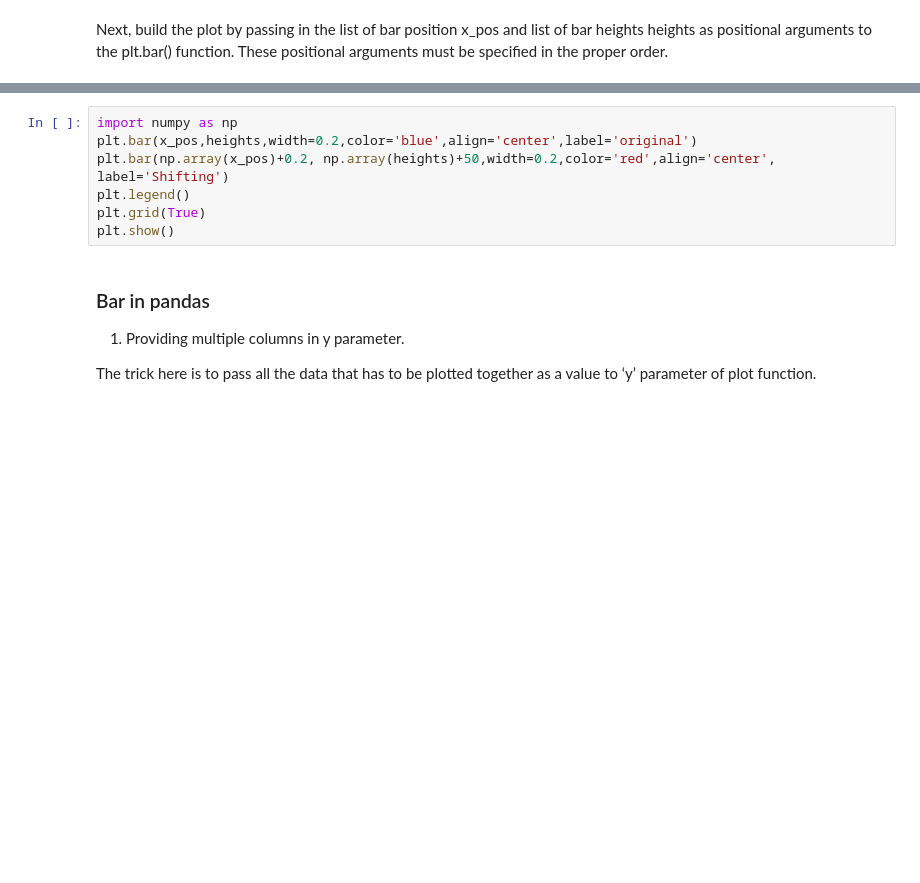
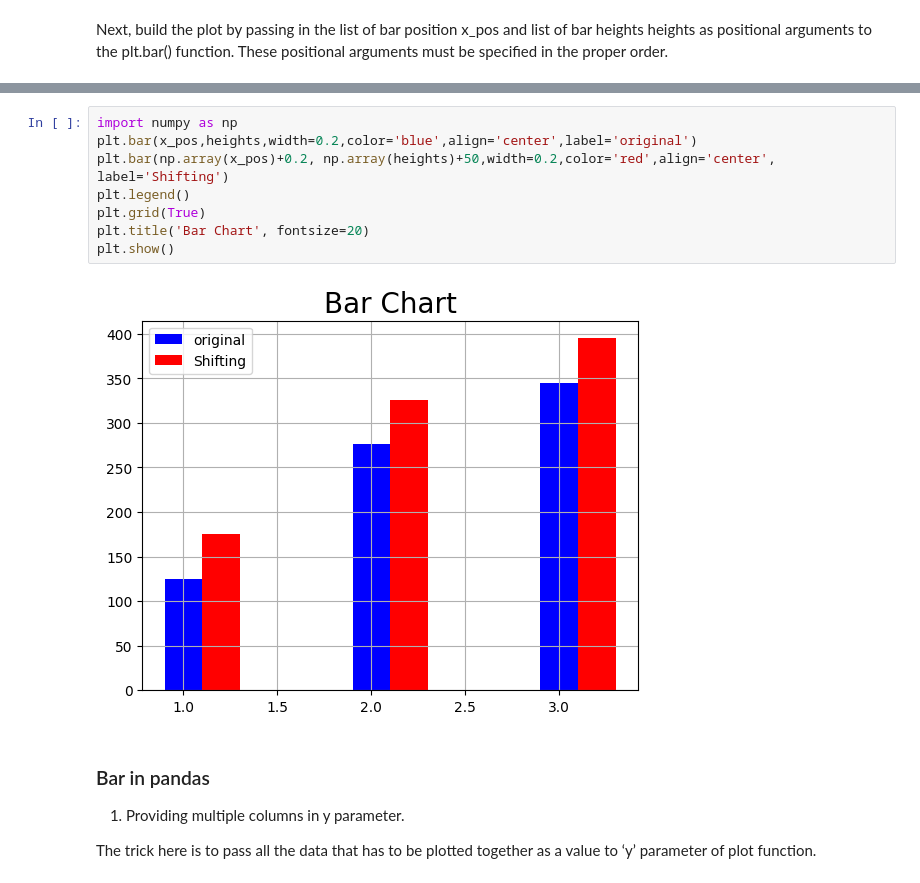
Before and after one commit to orchlonn/CS-456, a Jupyter notebook: Lectures/lecture 4.2/visualization-in-python.ipynb, the cells around one changed output, grey strips where cells are left out. Drawn from its saved outputs; the diff is of its cells as text; blank space fills up the shorter version.

```diff
--- a/Lectures/lecture 4.2/visualization-in-python.ipynb
+++ b/Lectures/lecture 4.2/visualization-in-python.ipynb
@@ -119,10 +145,13 @@ np.array(x_pos)+0.2, np.array(heights)+50
 # %%
 import numpy as np
 plt.bar(x_pos,heights,width=0.2,color='blue',align='center',label='original')
 plt.bar(np.array(x_pos)+0.2, np.array(heights)+50,width=0.2,color='red',align='center', label='Shifting')
 plt.legend()
 plt.grid(True)
+plt.title('Bar Chart', fontsize=20)
 plt.show()
+# %% [output]
+[figure, added]
 # %% [markdown]
 ### Bar in pandas
 1. Providing multiple columns in y parameter.
```
Also changed, not shown: parts of 23 cells of this notebook, 3 other files.
